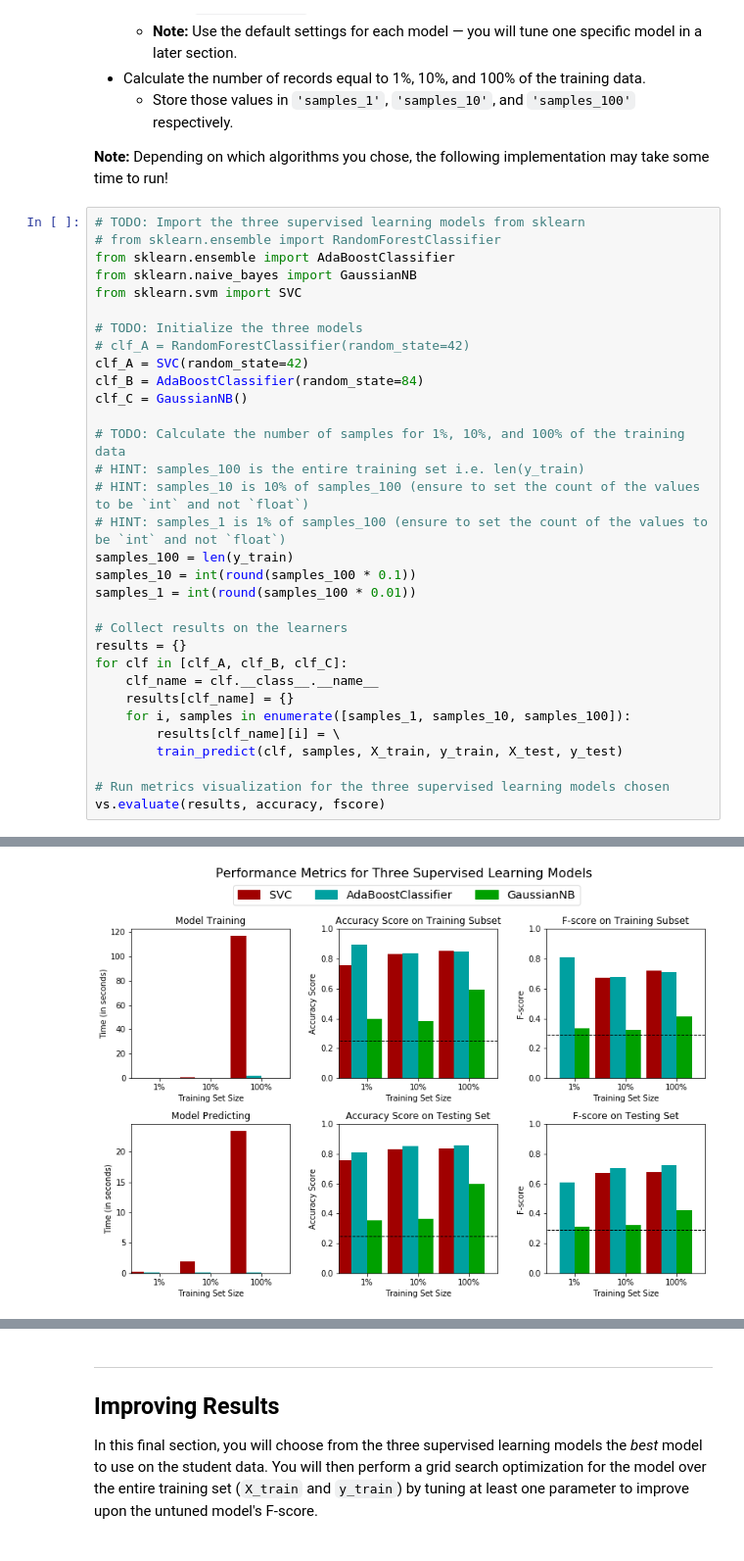
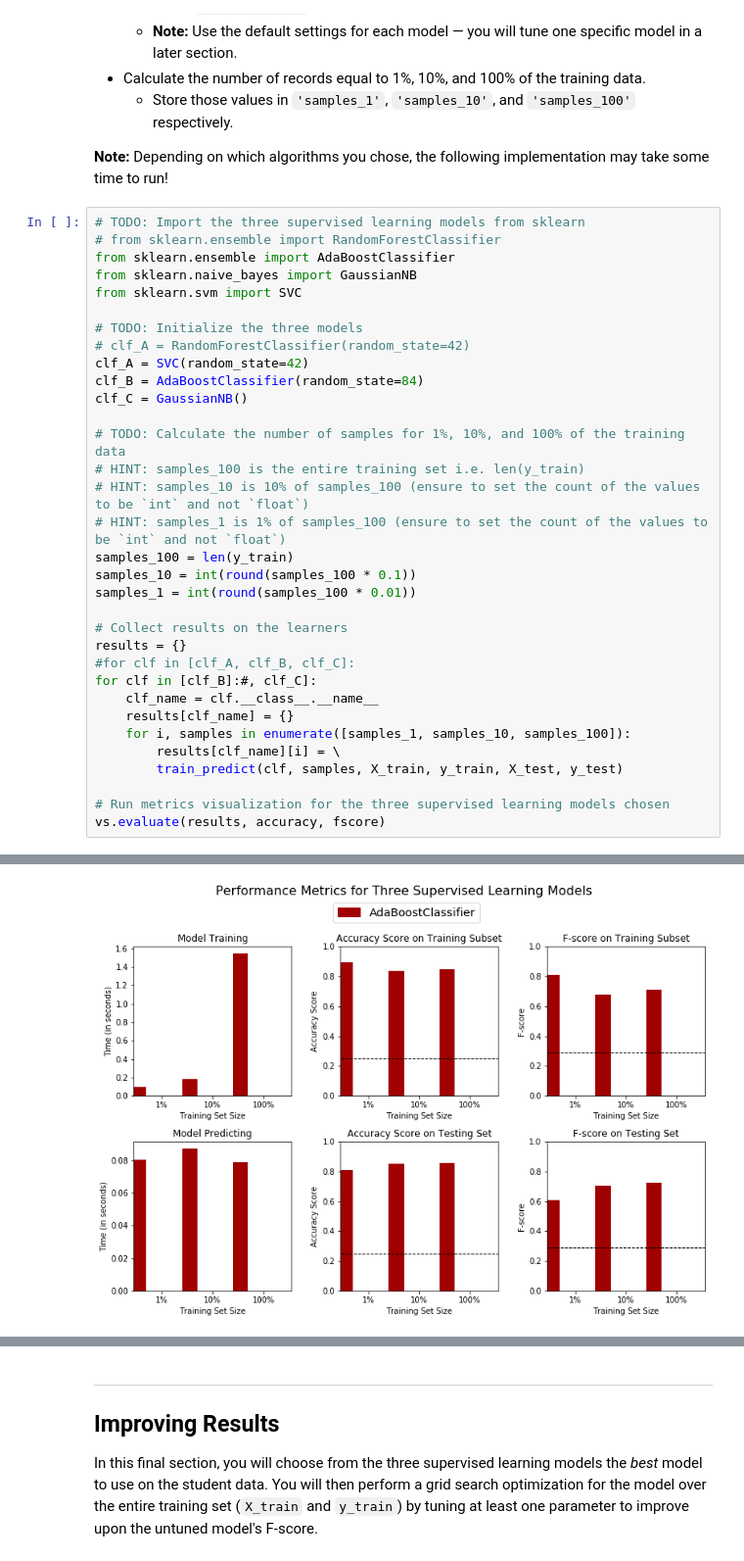
Before and after one commit to edvalente/ml-nanodegree, a Jupyter notebook: finding_donors/finding_donors.ipynb, the cells around one changed output, grey strips where cells are left out. Shown: that part at 98% size. Saved outputs shown, nothing was run; the diff lists cells and outputs as text.

```diff
--- a/finding_donors/finding_donors.ipynb
+++ b/finding_donors/finding_donors.ipynb
@@ -435,7 +435,8 @@ samples_1 = int(round(samples_100 * 0.01))
 
 # Collect results on the learners
 results = {}
-for clf in [clf_A, clf_B, clf_C]:
+#for clf in [clf_A, clf_B, clf_C]:
+for clf in [clf_B]:#, clf_C]:
     clf_name = clf.__class__.__name__
     results[clf_name] = {}
     for i, samples in enumerate([samples_1, samples_10, samples_100]):
@@ -457 +452 @@ GaussianNB trained on 36177 samples.
-[figure, old version]
+[figure, new version]
```
Also changed, not shown: parts of 2 cells of this notebook, 3 other files.
